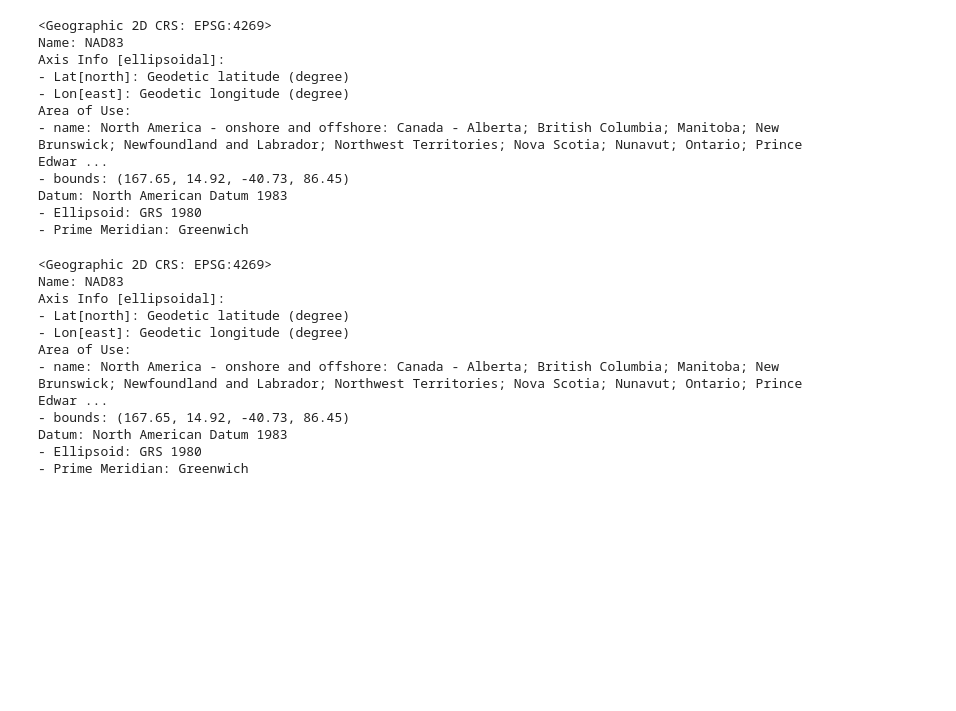
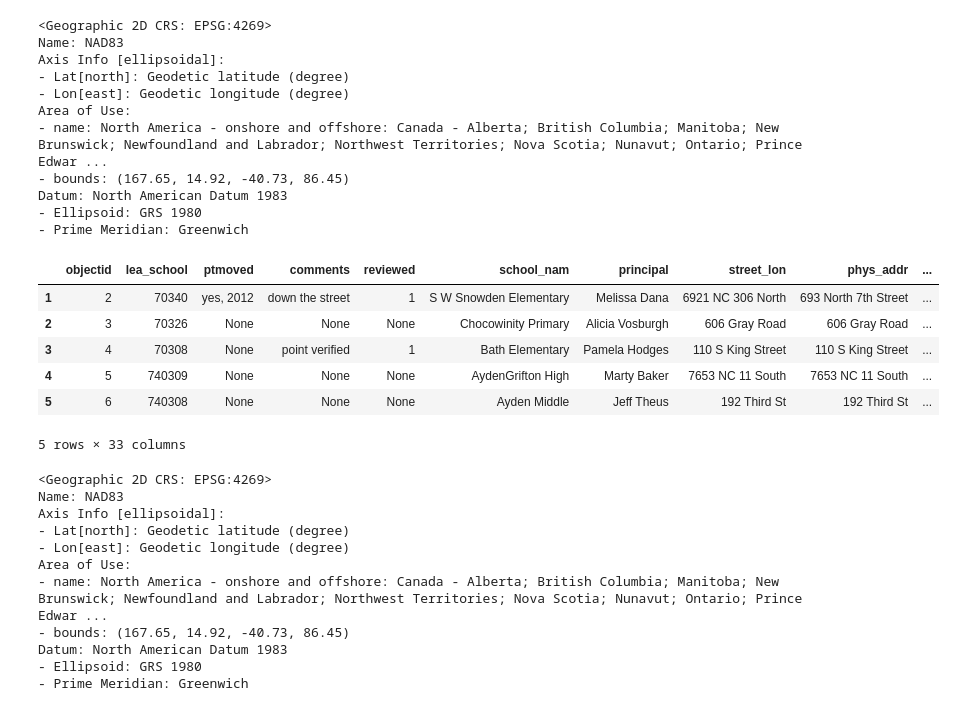
Before and after one commit to Bresh10/NR-491-Final, a Jupyter notebook: Assignments_instructions_template.ipynb, the cells around one changed output. Drawn from its saved outputs; the diff is of its cells as text; code cells hidden in the pictures; blank space fills up the shorter version.

```diff
--- a/Assignments_instructions_template.ipynb
+++ b/Assignments_instructions_template.ipynb
@@ -246,6 +246,16 @@ Area of Use:
 Datum: North American Datum 1983
 - Ellipsoid: GRS 1980
 - Prime Meridian: Greenwich
+# %%
+NCPublic42.head()
+# %% [output]
+|  | objectid | lea_school | ptmoved | comments | reviewed | school_nam | principal | street_lon | phys_addr | ... |
+| 1 | 2 | 70340 | yes, 2012 | down the street | 1 | S W Snowden Elementary | Melissa Dana | 6921 NC 306 North | 693 North 7th Street | ... |
+| 2 | 3 | 70326 | None | None | None | Chocowinity Primary | Alicia Vosburgh | 606 Gray Road | 606 Gray Road | ... |
+| 3 | 4 | 70308 | None | point verified | 1 | Bath Elementary | Pamela Hodges | 110 S King Street | 110 S King Street | ... |
+| 4 | 5 | 740309 | None | None | None | AydenGrifton High | Marty Baker | 7653 NC 11 South | 7653 NC 11 South | ... |
+| 5 | 6 | 740308 | None | None | None | Ayden Middle | Jeff Theus | 192 Third St | 192 Third St | ... |
+5 rows × 33 columns
 # %%
 NCPrivate42 = NCPrivate.to_crs(NCcounties_epsg)
 NCPrivate42.crs
```
Also changed, not shown: parts of 16 cells of this notebook, 2 other files.
